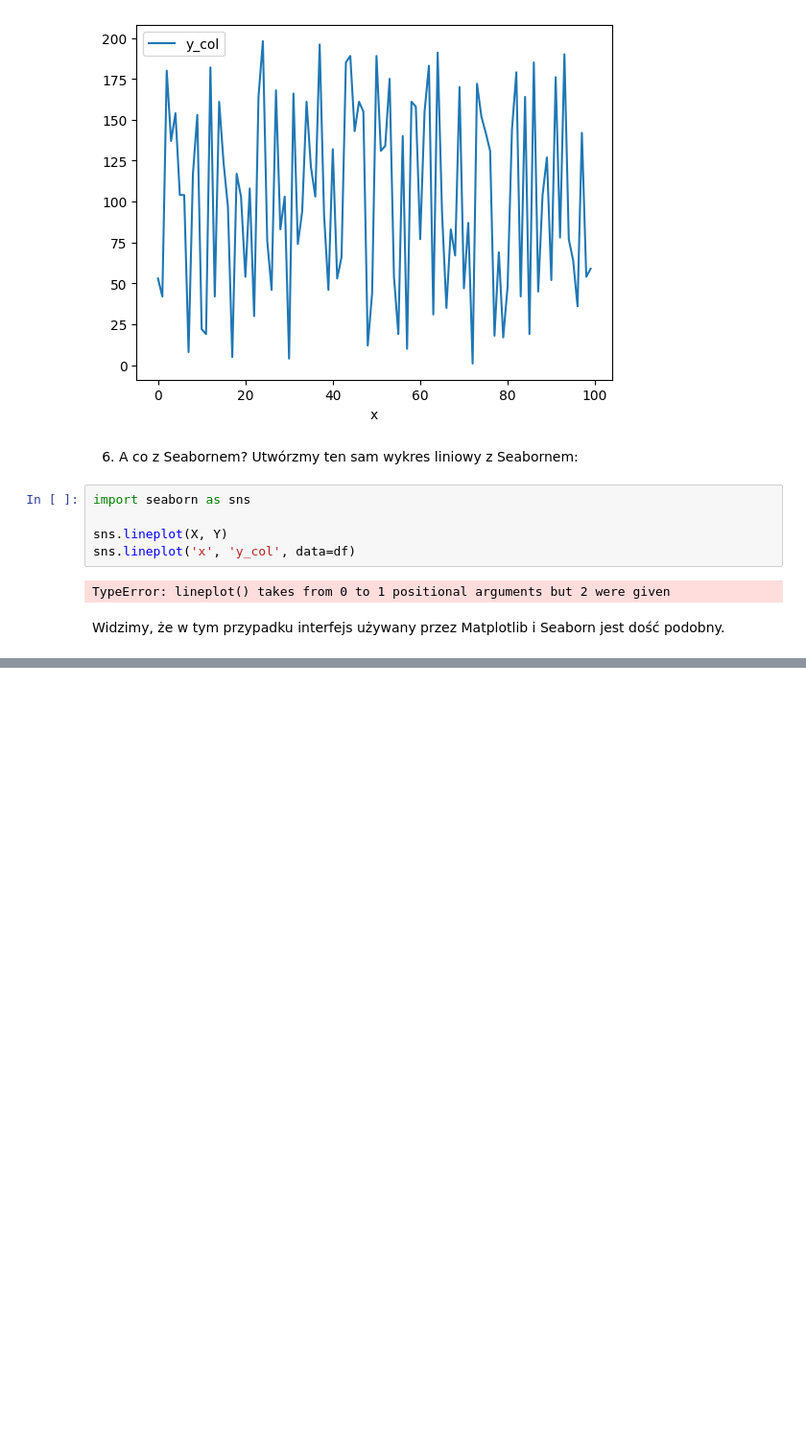
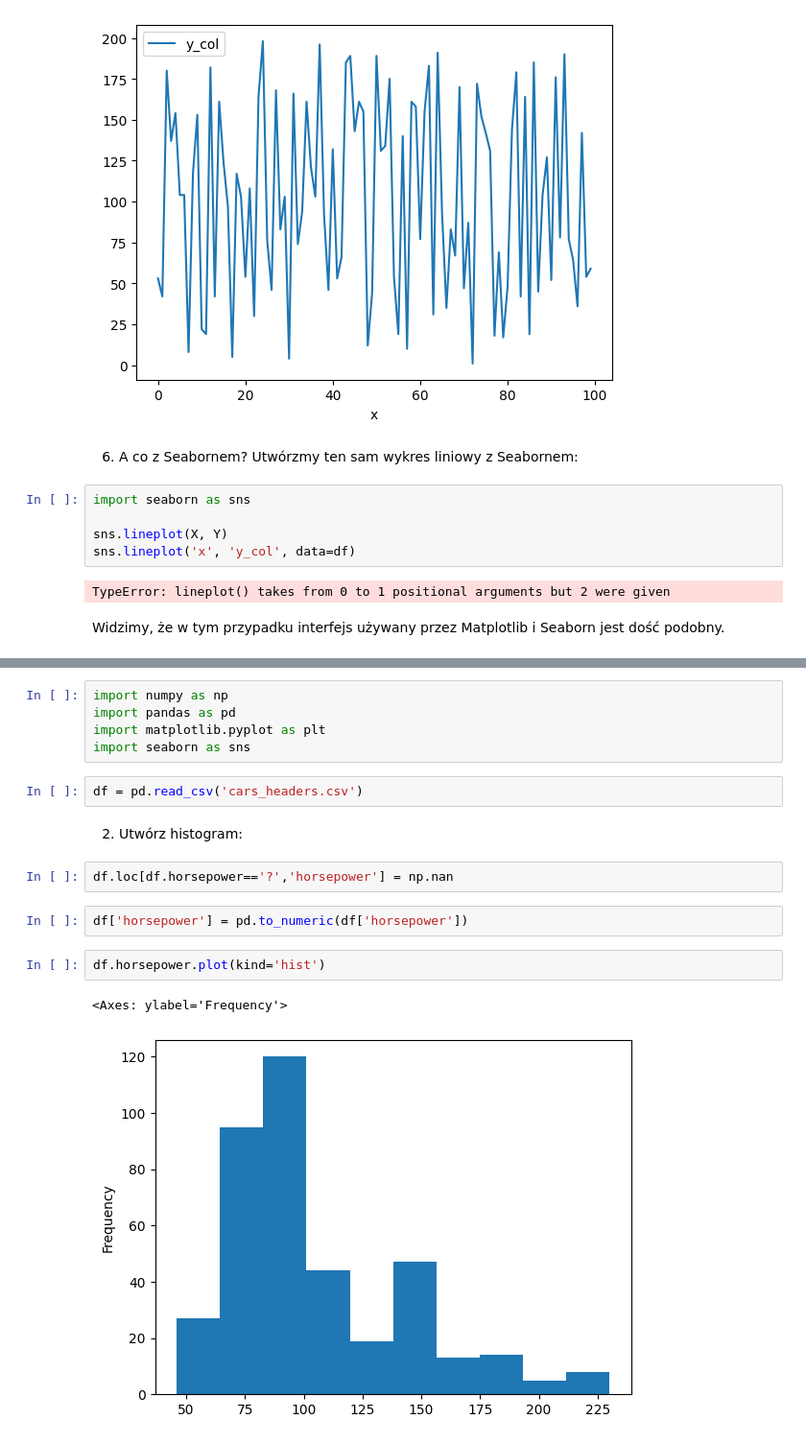
Before and after one commit to sendecka/DataCamp---Data-Scientist-with-Python, a Jupyter notebook: 09 Analiza dużych zbiorów danych I/Ćwiczenia/Exercise.ipynb, the cells around one changed output, grey strips where cells are left out. Shown at 96% size. Cells and saved outputs as stored; diff of their text form; blank space fills up the shorter version.

```diff
--- a/09 Analiza dużych zbiorów danych I/Ćwiczenia/Exercise.ipynb
+++ b/09 Analiza dużych zbiorów danych I/Ćwiczenia/Exercise.ipynb
@@ -692,0 +697,18 @@ Widzimy, że w tym przypadku interfejs używany przez Matplotlib i Seaborn jest
+# %%
+import numpy as np
+import pandas as pd
+import matplotlib.pyplot as plt
+import seaborn as sns
+# %%
+df = pd.read_csv('cars_headers.csv')
+# %% [markdown]
+2. Utwórz histogram:
+# %%
+df.loc[df.horsepower=='?','horsepower'] = np.nan
+# %%
+df['horsepower'] = pd.to_numeric(df['horsepower'])
+# %%
+df.horsepower.plot(kind='hist')
+# %% [output]
+<Axes: ylabel='Frequency'>
+[figure, added]
```
Also changed, not shown: parts of 28 cells of this notebook, 2 other files.
